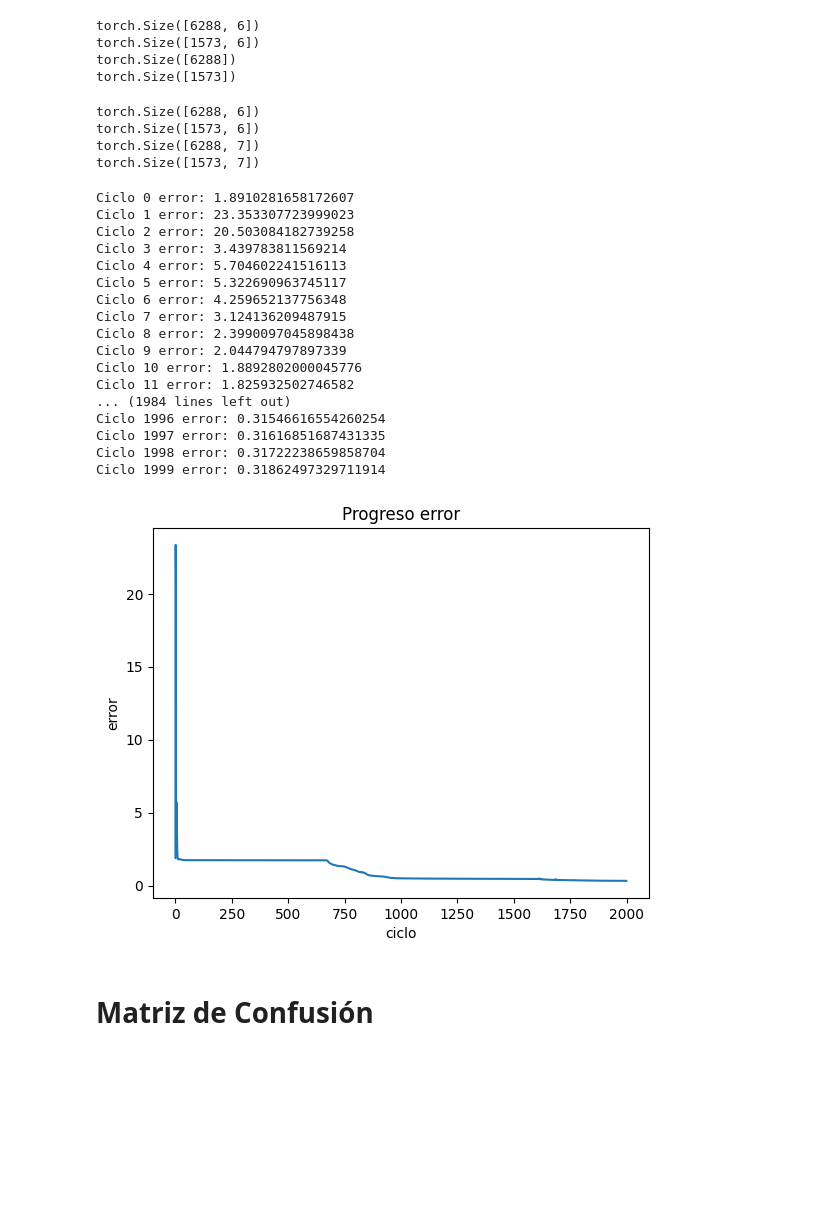
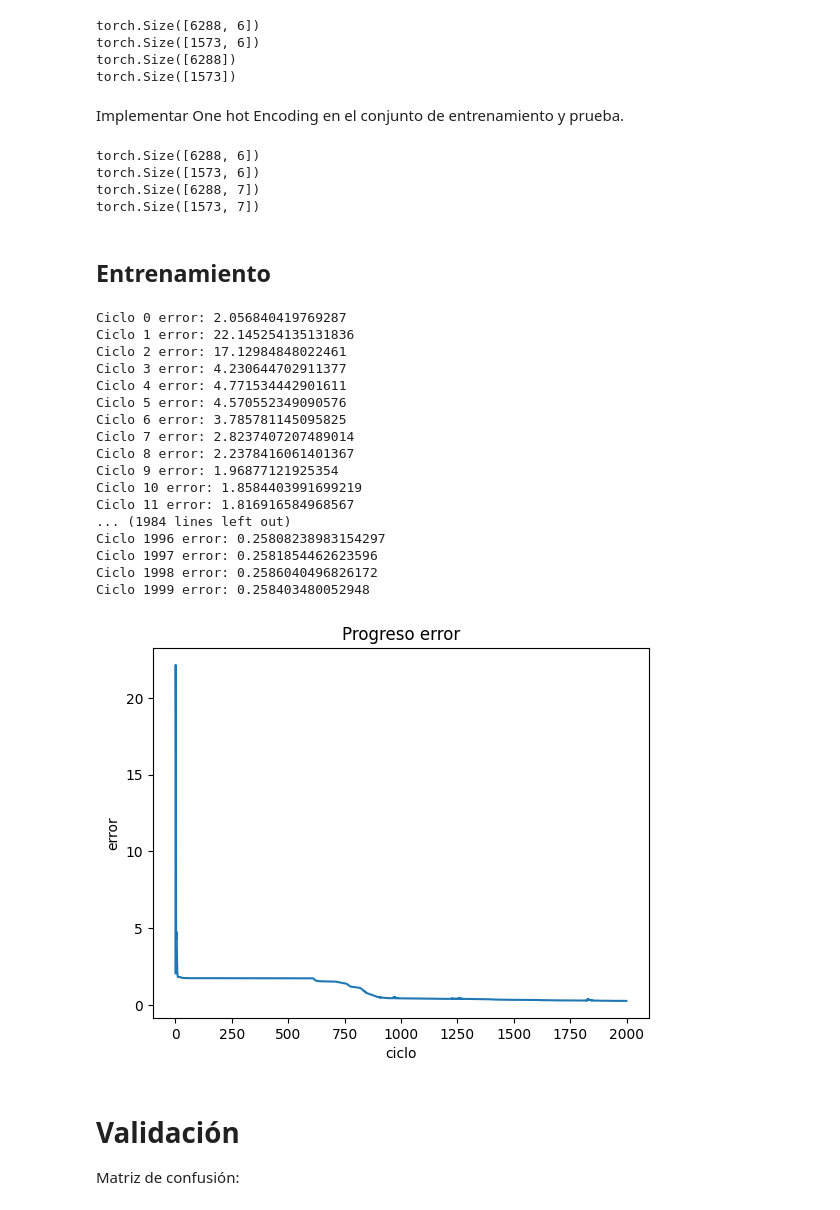
Before and after one commit to julian-rosas/red-neuronal-deteccion-fallas-energia, a Jupyter notebook: RedNeuronal.ipynb, the cells around one changed output. Drawn from its saved outputs; the diff is of its cells as text; code cells hidden in the pictures; blank space fills up the shorter version.

```diff
--- a/RedNeuronal.ipynb
+++ b/RedNeuronal.ipynb
@@ -452,6 +481,8 @@ torch.Size([6288, 6])
 torch.Size([1573, 6])
 torch.Size([6288])
 torch.Size([1573])
+# %% [markdown]
+Implementar One hot Encoding en el conjunto de entrenamiento y prueba.
 # %%
 
 ytrain = ytrain.long()
@@ -478,33 +509,37 @@ torch.Size([6288, 6])
 torch.Size([1573, 6])
 torch.Size([6288, 7])
 torch.Size([1573, 7])
+# %% [markdown]
+## Entrenamiento
 # %%
-model = Electrical_nn(6,256,7)
+model2 = Electrical_nn(6,256,7)
 
-opt = optim.Adam(model.parameters(),lr=0.2)
+opt = optim.Adam(model2.parameters(),lr=0.2)
 loss_func = nn.CrossEntropyLoss()
-model.train(xtrain,ytrain,opt,2000,loss_func)
+model2.train(xtrain,ytrain,opt,2000,loss_func)
 # %% [output]
-Ciclo 0 error: 1.8910281658172607
-Ciclo 1 error: 23.353307723999023
-Ciclo 2 error: 20.503084182739258
-Ciclo 3 error: 3.439783811569214
-Ciclo 4 error: 5.704602241516113
-Ciclo 5 error: 5.322690963745117
-Ciclo 6 error: 4.259652137756348
-Ciclo 7 error: 3.124136209487915
-Ciclo 8 error: 2.3990097045898438
-Ciclo 9 error: 2.044794797897339
-Ciclo 10 error: 1.8892802000045776
-Ciclo 11 error: 1.825932502746582
+Ciclo 0 error: 2.056840419769287
+Ciclo 1 error: 22.145254135131836
+Ciclo 2 error: 17.12984848022461
+Ciclo 3 error: 4.230644702911377
+Ciclo 4 error: 4.771534442901611
+Ciclo 5 error: 4.570552349090576
+Ciclo 6 error: 3.785781145095825
+Ciclo 7 error: 2.8237407207489014
+Ciclo 8 error: 2.2378416061401367
+Ciclo 9 error: 1.96877121925354
+Ciclo 10 error: 1.8584403991699219
+Ciclo 11 error: 1.816916584968567
 ... (1984 lines left out)
-Ciclo 1996 error: 0.31546616554260254
-Ciclo 1997 error: 0.31616851687431335
-Ciclo 1998 error: 0.31722238659858704
-Ciclo 1999 error: 0.31862497329711914
+Ciclo 1996 error: 0.25808238983154297
+Ciclo 1997 error: 0.2581854462623596
+Ciclo 1998 error: 0.2586040496826172
+Ciclo 1999 error: 0.258403480052948
-[figure, old version]
+[figure, new version]
 # %% [markdown]
-# Matriz de Confusión
+# Validación
+
+Matriz de confusión:
 # %%
 def plot_confusion_matrix(labels, preds, classes, type_of_set):
     cm = confusion_matrix(labels, preds)
```
Also changed, not shown: parts of 8 cells of this notebook.
